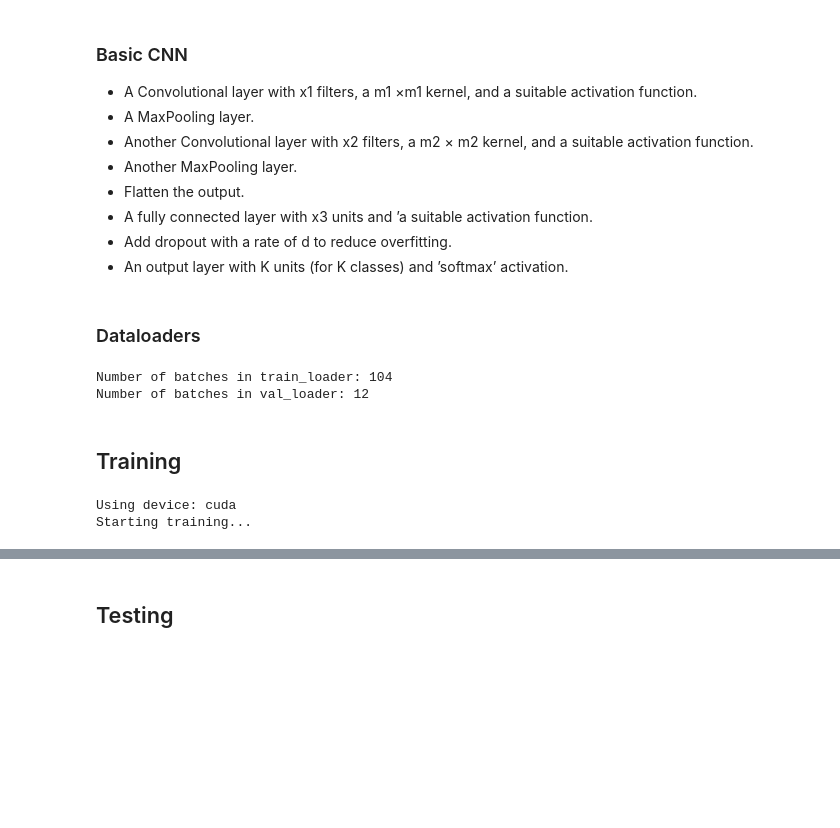
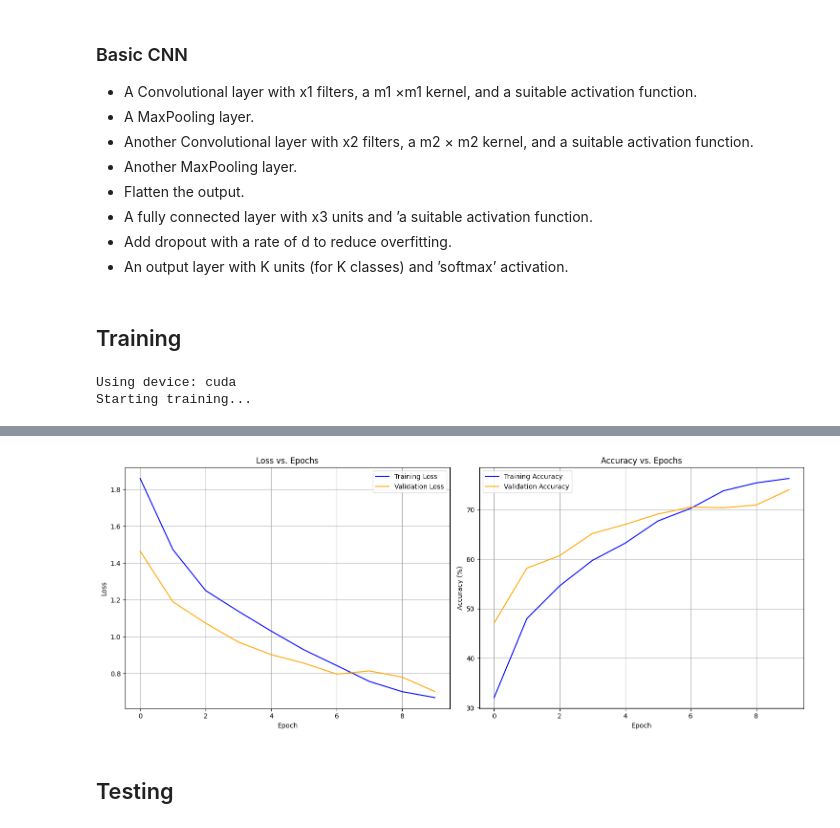
Before and after one commit to codebyrpp/Real-Waste-Classifier, a Jupyter notebook: notebook.ipynb, the cells around one changed output, grey strips where cells are left out. Drawn from its saved outputs; the diff is of its cells as text; code cells hidden in the pictures; blank space fills up the shorter version.

Commit message:
Trained with latest hyperparameters

```diff
--- a/notebook.ipynb
+++ b/notebook.ipynb
@@ -258,32 +245,6 @@ class CNNClassifier(nn.Module):
         x = self.flatten(x)
         x = self.fully_connected_layers(x)
         return x
-# %% [markdown]
-### Dataloaders
-# %%
-from torch.utils.data import DataLoader
-
-train_loader = DataLoader(
-    dataset=train_dataset,
-    batch_size=32,
-    shuffle=True,
-    num_workers=2,
-    pin_memory=True
-)
-
-val_loader = DataLoader(
-    dataset=val_dataset,
-    batch_size=64,
-    shuffle=False,
-    num_workers=2
-)
-# %%
-# number of batches
-print(f"Number of batches in train_loader: {len(train_loader)}")
-print(f"Number of batches in val_loader: {len(val_loader)}")
-# %% [output]
-Number of batches in train_loader: 104
-Number of batches in val_loader: 12
 # %% [markdown]
 ## Training
 # %%
@@ -439,11 +411,14 @@ def plot_history(history):
     plt.tight_layout()
     plt.show()
 # %%
+from torch.utils.data import DataLoader
+
 # Hyperparameters
 EPOCHS = 10
 LEARNING_RATE = 0.001
 MOMENTUM = 0.9
 CONV_BLOCKS = 5
+TRAINING_BATCH_SIZE = 64
 
 # Setup device, model, optimizer, and loss function
 device = torch.device("cuda" if torch.cuda.is_available() else "cpu")
@@ -452,11 +427,26 @@ print(f"Using device: {device}")
 model = CNNClassifier(
     num_classes=len(realwaste_dataset.classes),
     conv_blocks=CONV_BLOCKS,
-    dropout_prob=0.2
 ).to(device)
 
 optimizer = optim.SGD(model.parameters(), lr=LEARNING_RATE, momentum=MOMENTUM)
 loss_fn = nn.CrossEntropyLoss()
+
+
+train_loader = DataLoader(
+    dataset=train_dataset,
+    batch_size=TRAINING_BATCH_SIZE,
+    shuffle=True,
+    num_workers=2,
+    pin_memory=True
+)
+
+val_loader = DataLoader(
+    dataset=val_dataset,
+    batch_size=64,
+    shuffle=False,
+    num_workers=2,
+)
 
 training_history = train_model(
     model=model,
@@ -477,3 +476,4 @@ Epoch 1/10 | Train Loss: 1.5637 | Train Acc: 43.87% | Val Loss: 1.1887 | Val Acc
+[figure, added]
 # %% [markdown]
 ## Testing
 # %%
```
Also changed, not shown: parts of 6 cells of this notebook.
